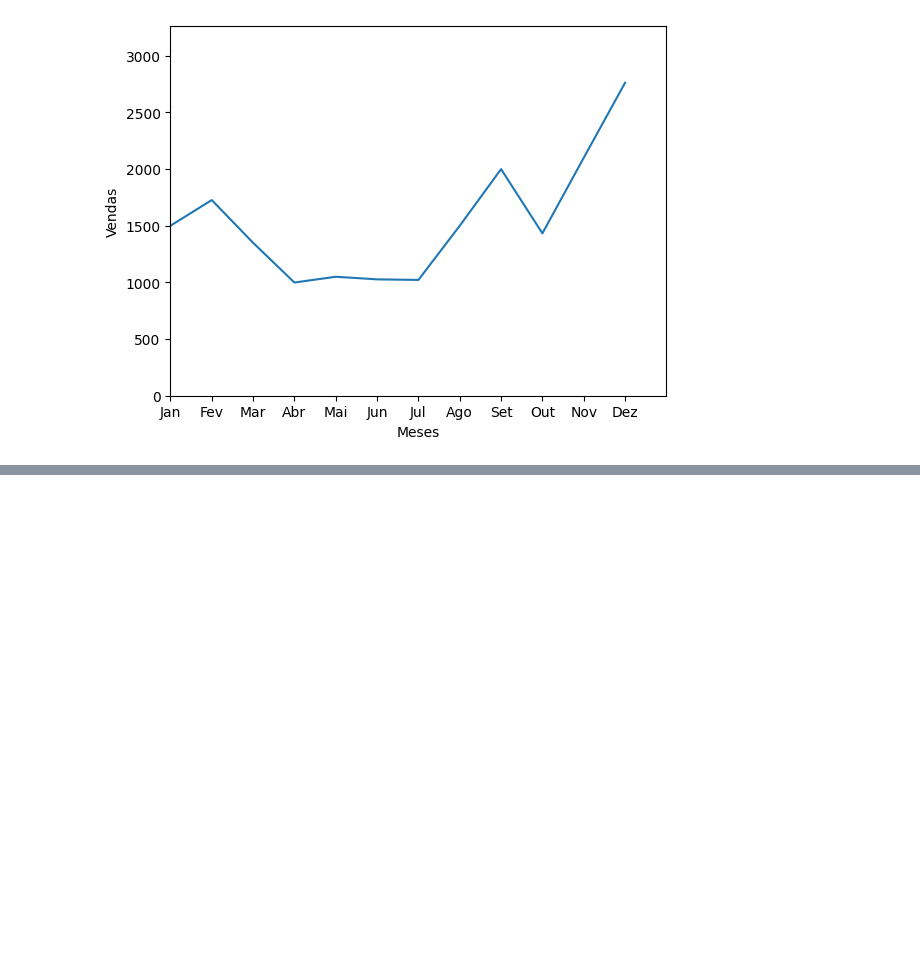
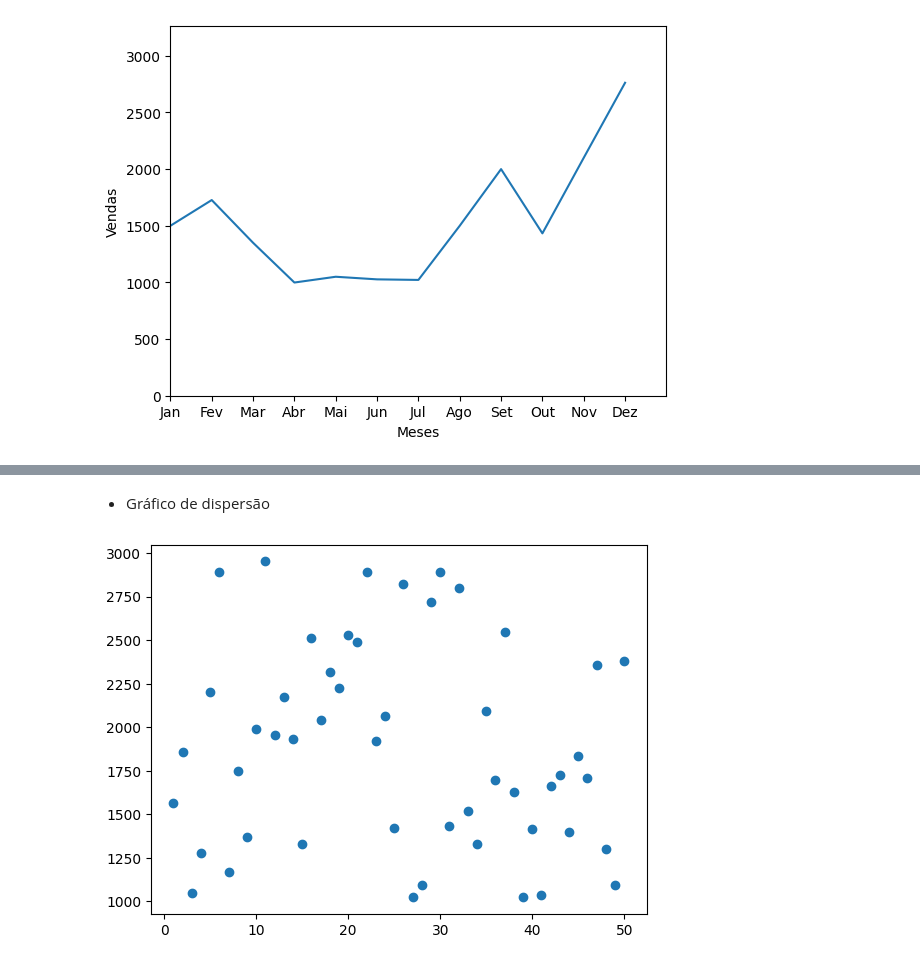
Before and after one commit to andreymafra55/Fundamentos_Python, a Jupyter notebook: modulos_e_bibliotecas/graficos.ipynb, the cells around one changed output, grey strips where cells are left out. Cells and saved outputs as stored; diff of their text form; code cells hidden in the pictures; blank space fills up the shorter version.

```diff
--- a/modulos_e_bibliotecas/graficos.ipynb
+++ b/modulos_e_bibliotecas/graficos.ipynb
@@ -15,0 +47,7 @@ plt.show
+# %% [markdown]
+- Gráfico de dispersão
+# %%
+plt.scatter(meses, vendas)
+plt.show()
+# %% [output]
+[figure, added]
```
Also changed, not shown: parts of 12 cells of this notebook.
